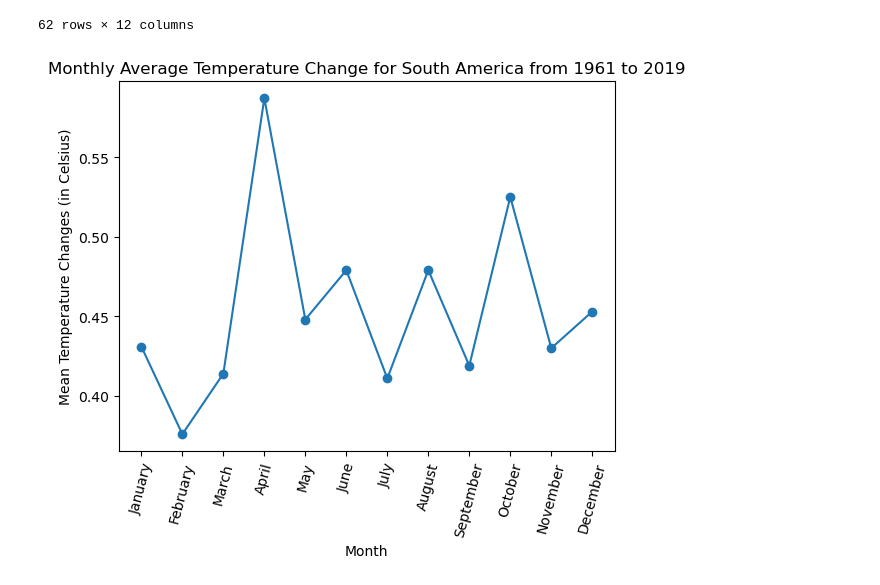
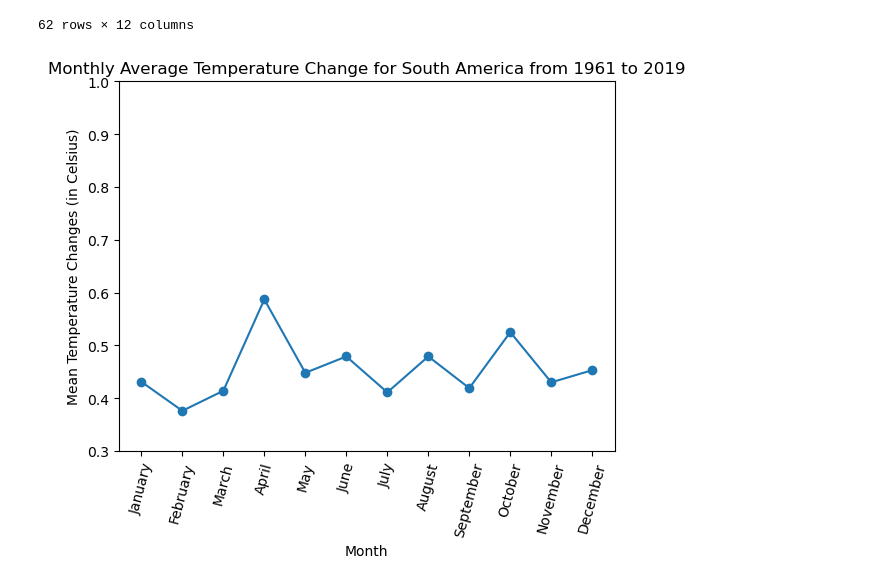
Before and after one commit to Tmoht1015/2Group-Project-All-Stars, a Jupyter notebook: NSAmericaTemps.ipynb, the cells around one changed output. Cells and saved outputs as stored; diff of their text form; code cells hidden in the pictures.

Commit message:
updated ylim SA line plot

```diff
--- a/NSAmericaTemps.ipynb
+++ b/NSAmericaTemps.ipynb
@@ -104,17 +104,17 @@ m_data_sa1
 # %%
 #plot the monthly average temperature change for South America from 1961 to 2019
 x = range(len(y))
 y = m_data_sa1.loc['YearSpanAvg',:]
 
 plt.plot(x,y, marker="o")
 plt.xlabel('Month')
 plt.ylabel("Mean Temperature Changes (in Celsius)")
 plt.title("Monthly Average Temperature Change for South America from 1961 to 2019")
-plt.ylim()
+plt.ylim(0.3, 1.0)
 
 tick_locations = [value for value in x]
 plt.xticks(tick_locations, ["January","February","March","April","May","June",
                             "July", "August", "September", "October", "November", "December"], rotation = 75)
 plt.show()
 # %% [output]
-[figure, old version]
+[figure, new version]
```
